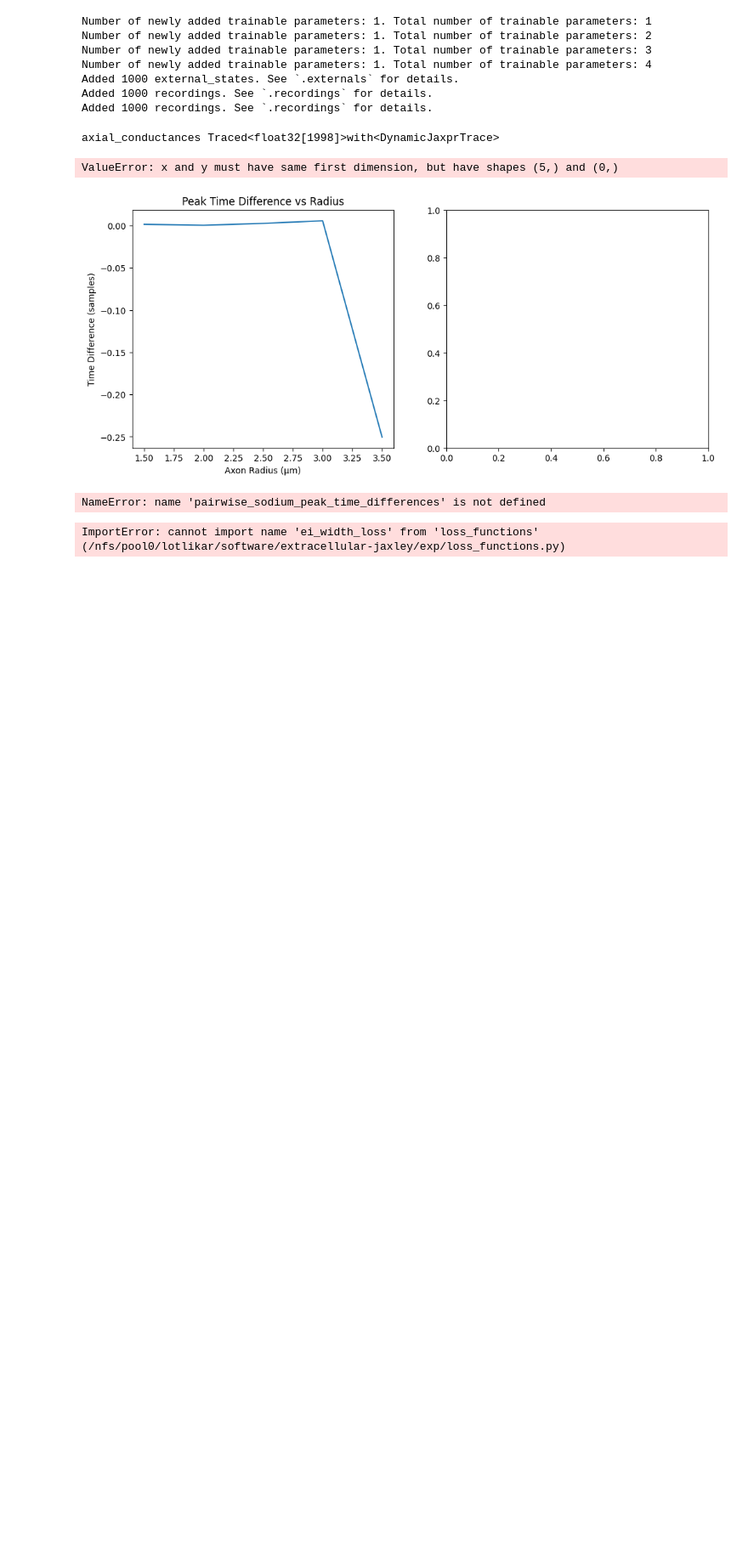
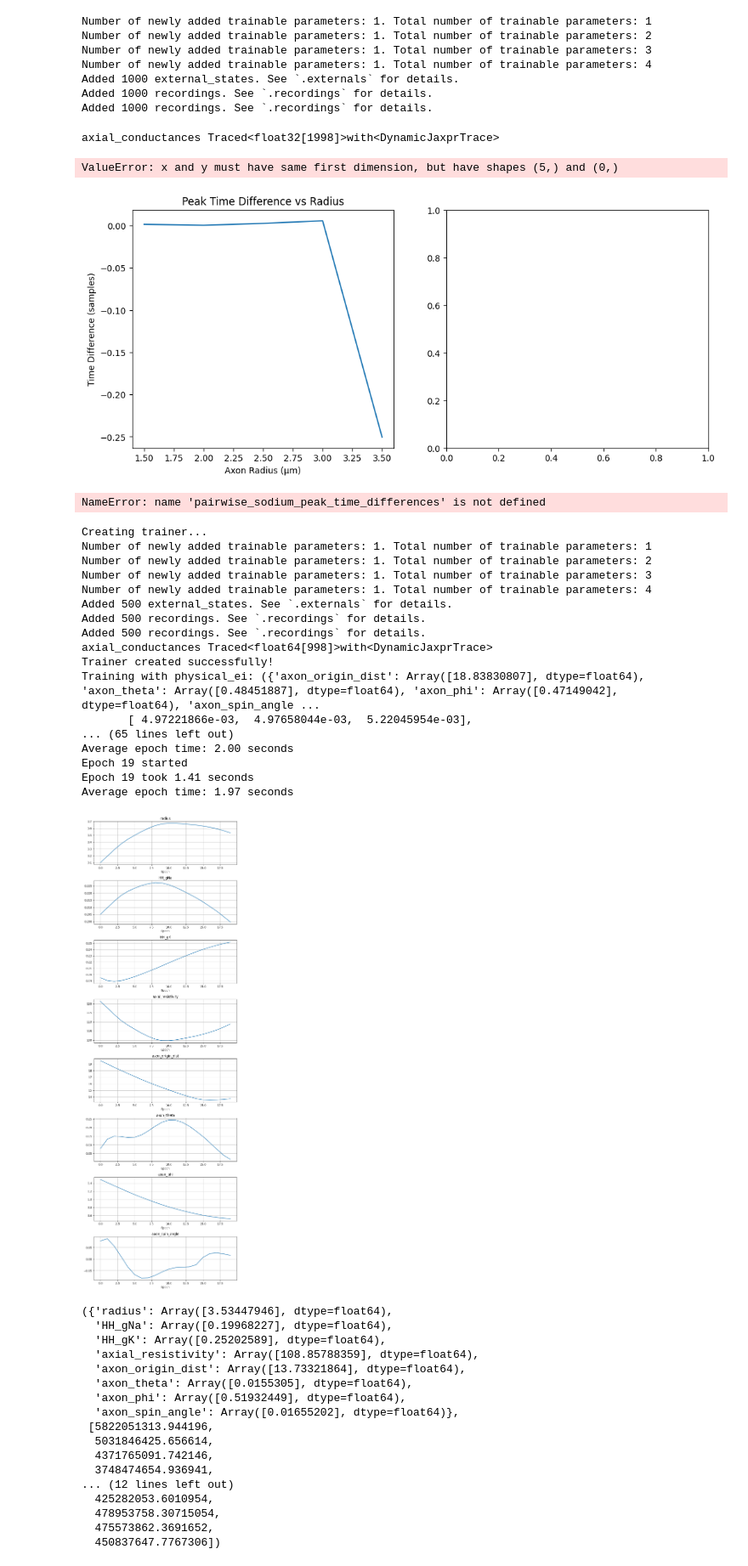
Before and after one commit to amrith1/extracellular-jaxley, a Jupyter notebook: exp/tester.ipynb, the cells around one changed output. Shown: that part at 85% size. Drawn from its saved outputs; the diff is of its cells as text; code cells hidden in the pictures; blank space fills up the shorter version.

Commit message:
loss function and plotting

```diff
--- a/exp/tester.ipynb
+++ b/exp/tester.ipynb
@@ -359,23 +359,57 @@ NameError: name 'pairwise_sodium_peak_time_differences' is not defined
 # %%
 import pickle as pkl
 import importlib
 import jax.numpy as jnp
 import numpy as np
 
 # Import and reload the model
-import model
+import straight_axon_model as model
 importlib.reload(model)
 
-physical_ei = model.generate_random_gt_params_ei(1)
 
 
 print("Creating trainer...")
 trainer = model.StraightAxon()
+physical_ei = trainer.generate_random_gt_params_ei(1)
 print("Trainer created successfully!")
 print("Training with physical_ei:", physical_ei)
-trainer.train(true_ei=physical_ei)
+final_params, epoch_losses = trainer.train(data_point=physical_ei)
 # %% [output]
-ImportError: cannot import name 'ei_width_loss' from 'loss_functions' (/nfs/pool0/lotlikar/software/extracellular-jaxley/exp/loss_functions.py)
+Creating trainer...
+Number of newly added trainable parameters: 1. Total number of trainable parameters: 1
+Number of newly added trainable parameters: 1. Total number of trainable parameters: 2
+Number of newly added trainable parameters: 1. Total number of trainable parameters: 3
+Number of newly added trainable parameters: 1. Total number of trainable parameters: 4
+Added 500 external_states. See `.externals` for details.
+Added 500 recordings. See `.recordings` for details.
+Added 500 recordings. See `.recordings` for details.
+axial_conductances Traced<float64[998]>with<DynamicJaxprTrace>
+Trainer created successfully!
+Training with physical_ei: ({'axon_origin_dist': Array([18.83830807], dtype=float64), 'axon_theta': Array([0.48451887], dtype=float64), 'axon_phi': Array([0.47149042], dtype=float64), 'axon_spin_angle ...
+       [ 4.97221866e-03,  4.97658044e-03,  5.22045954e-03],
+... (65 lines left out)
+Average epoch time: 2.00 seconds
+Epoch 19 started
+Epoch 19 took 1.41 seconds
+Average epoch time: 1.97 seconds
+[figure, added]
+({'radius': Array([3.53447946], dtype=float64),
+  'HH_gNa': Array([0.19968227], dtype=float64),
+  'HH_gK': Array([0.25202589], dtype=float64),
+  'axial_resistivity': Array([108.85788359], dtype=float64),
+  'axon_origin_dist': Array([13.73321864], dtype=float64),
+  'axon_theta': Array([0.0155305], dtype=float64),
+  'axon_phi': Array([0.51932449], dtype=float64),
+  'axon_spin_angle': Array([0.01655202], dtype=float64)},
+ [5822051313.944196,
+  5031846425.656614,
+  4371765091.742146,
+  3748474654.936941,
+... (12 lines left out)
+  425282053.6010954,
+  478953758.30715054,
+  475573862.3691652,
+  450837647.7767306])
 # %%
 normalized_eap = jax.nn.softmax(-10.0 * eap, axis=0)
 
```
Also changed, not shown: 2 other files.
